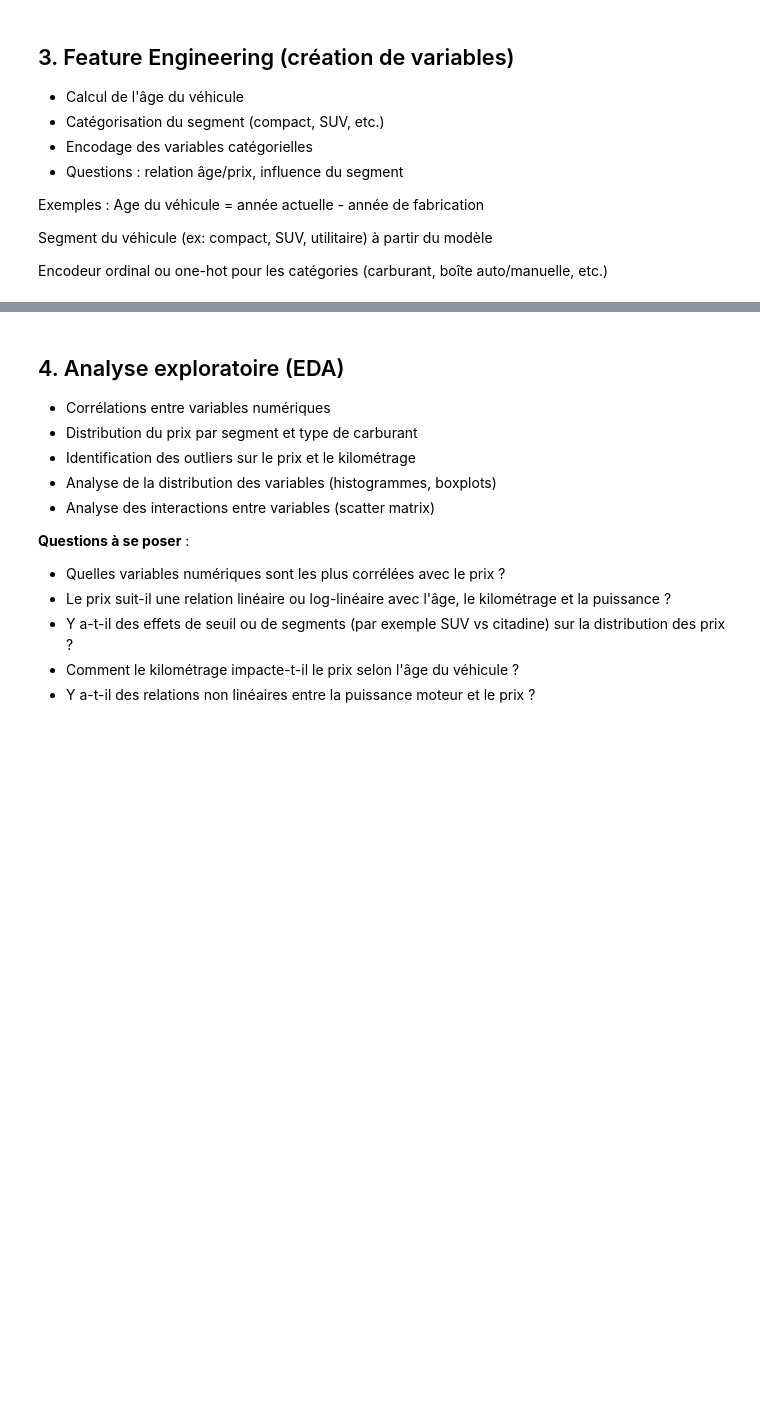
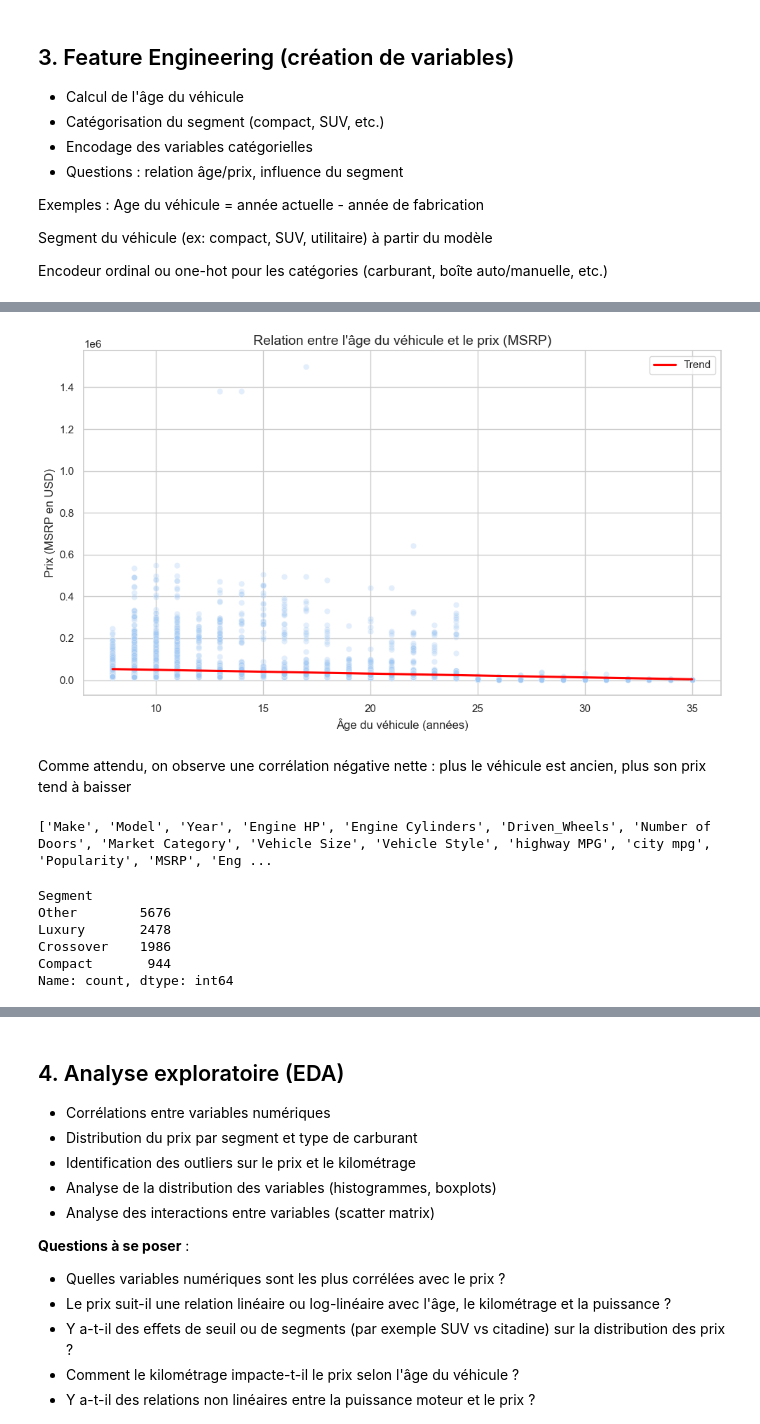
Before and after one commit to cyndikap/Vehicule, a Jupyter notebook: mini_projet/mini-projet.ipynb, the cells around one changed output, grey strips where cells are left out. Drawn from its saved outputs; the diff is of its cells as text; code cells hidden in the pictures; blank space fills up the shorter version.

```diff
--- a/mini_projet/mini-projet.ipynb
+++ b/mini_projet/mini-projet.ipynb
@@ -364,0 +397,7 @@ Encodeur ordinal ou one-hot pour les catégories (carburant, boîte auto/manuell
+# %%
+# Création de nouvelles variables
+
+df_cleaned = df_cleaned[(df_cleaned["Year"] <= 2025) & (df_cleaned["Year"] >= 1900)] #Suppression des années dans le futur ou avant 1900
+
+# - Ajout d'une colonne 'Age' 2025 represente l'année courante
+df_cleaned["Age"] = 2025 - df_cleaned["Year"]
@@ -364,0 +426,3 @@ Encodeur ordinal ou one-hot pour les catégories (carburant, boîte auto/manuell
+# %%
+df_cleaned['Segment'] = df_cleaned['Market Category'].apply(extract_segment)
+df_cleaned
@@ -364,0 +443,10 @@ Encodeur ordinal ou one-hot pour les catégories (carburant, boîte auto/manuell
+# %%
+#3. Encodage des variables catégorielles
+
+    #Pour la modélisation, encodage via :
+
+    # One-Hot pour peu de catégories (Fuel Type, Transmission, Segment)
+
+
+df_cleaned = pd.get_dummies(df_cleaned, columns=['Engine Fuel Type', 'Transmission Type','Segment'], drop_first=True)
+df_cleaned
@@ -364,0 +516,26 @@ Encodeur ordinal ou one-hot pour les catégories (carburant, boîte auto/manuell
+# %%
+import matplotlib.pyplot as plt
+import seaborn as sns
+
+# Configuration du style des plots
+sns.set(style="whitegrid", palette="pastel")
+
+# Visualisation : relation entre l'âge du véhicule et son prix (MSRP)
+plt.figure(figsize=(10, 6))
+sns.scatterplot(data=df_cleaned, x="Age", y="MSRP", alpha=0.3)
+sns.regplot(data=df_cleaned, x="Age", y="MSRP", scatter=False, color="red", label="Trend")
+
+plt.title("Relation entre l'âge du véhicule et le prix (MSRP)", fontsize=14)
+plt.xlabel("Âge du véhicule (années)")
+plt.ylabel("Prix (MSRP en USD)")
+plt.legend()
+plt.tight_layout()
+plt.show()
+# %% [output]
+[figure, added]
+# %% [markdown]
+Comme attendu, on observe une corrélation négative nette : plus le véhicule est ancien, plus son prix tend à baisser
+# %%
+print(df_cleaned.columns.tolist())
+# %% [output]
+['Make', 'Model', 'Year', 'Engine HP', 'Engine Cylinders', 'Driven_Wheels', 'Number of Doors', 'Market Category', 'Vehicle Size', 'Vehicle Style', 'highway MPG', 'city mpg', 'Popularity', 'MSRP', 'Eng ...
@@ -364,0 +565,11 @@ Encodeur ordinal ou one-hot pour les catégories (carburant, boîte auto/manuell
+# %%
+#INFLUENCE DU SEGMENT
+# Vérifier les segments disponibles
+df_cleaned['Segment'].value_counts()
+# %% [output]
+Segment
+Other        5676
+Luxury       2478
+Crossover    1986
+Compact       944
+Name: count, dtype: int64
```
Also changed, not shown: parts of 35 cells of this notebook.
